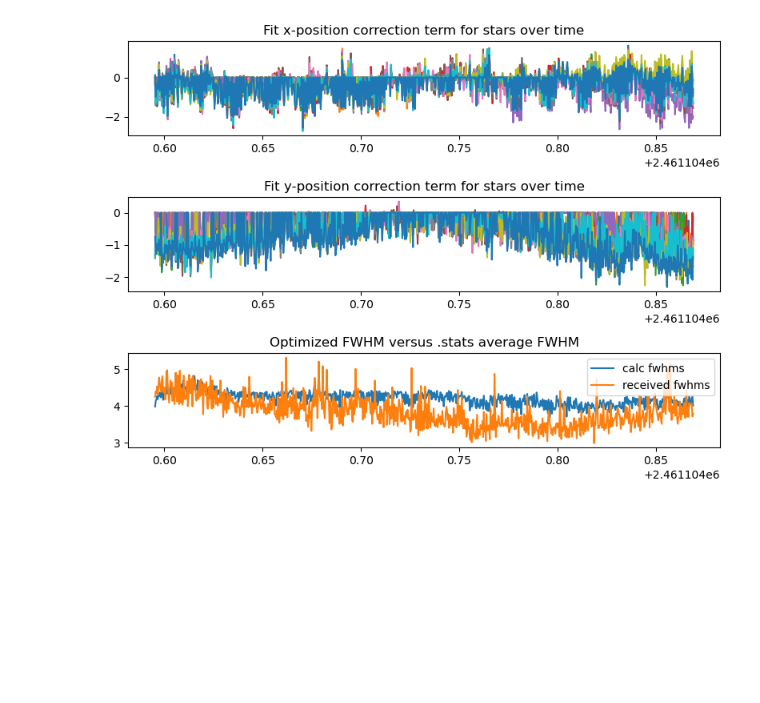
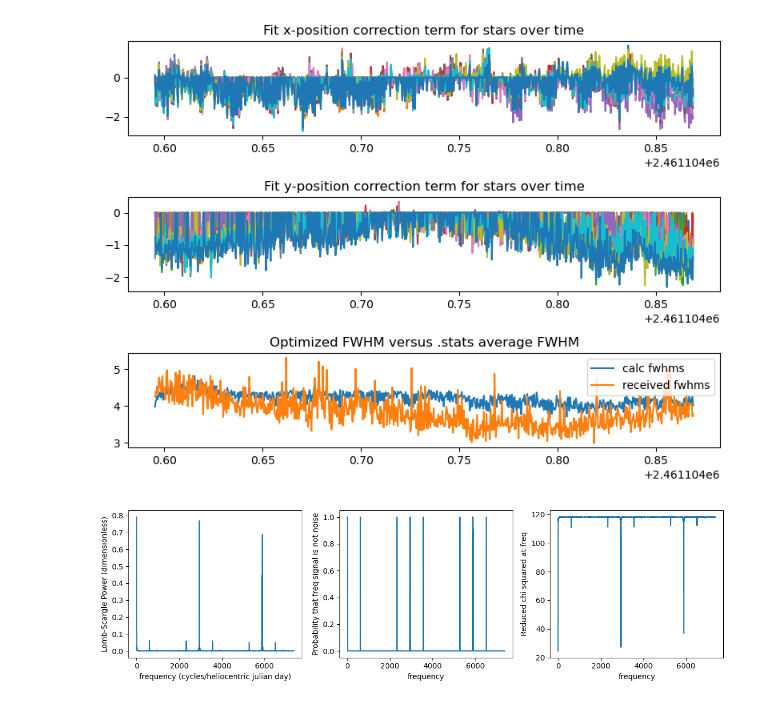
Before and after one commit to thomasnguyen21/astr302_pulsating_star, a Jupyter notebook: photometry.ipynb, the cells around one changed output. Drawn from its saved outputs; the diff is of its cells as text; code cells hidden in the pictures; blank space fills up the shorter version.

Commit message:
Lomb-Scargle
playing around with periodogram interpretation

```diff
--- a/photometry.ipynb
+++ b/photometry.ipynb
@@ -8,13 +9,8 @@ import glob
 import datetime as dt # we run some things for a little while, it's nice to see how long
 # %%
 # first, import expected target locations from imdat
-
-header = fits.open('reduced_images/2m0753.0001.fits')[0].header
-print(header)
-
 image_data = open('imdat3.2m0753', 'r')
 line_list = []
 for line in image_data:
     line_list.append(line.strip().split())
-#print(line_list)
 image_data.close()
@@ -241,3 +232,40 @@ fig2.tight_layout()
 [figure]
 # %%
 # frequency analysis
+periodogram = ls(HJD_arr, corr_target, tot_err)
+freq, power = periodogram.autopower()
+
+freq_junk, power_extra = ls(HJD_arr, corr_target, tot_err, normalization='psd').autopower()
+prob_noise_given_data = periodogram.false_alarm_probability(power)
+chi_sq = 2*power_extra*(1-power)/power
+
+fig3, ax3 = plt.subplots(1, 3, figsize=(12,3.5))
+ax3[0].plot(freq, power)
+ax3[0].set_ylabel('Lomb-Scargle Power (dimensionless)')
+ax3[0].set_xlabel('frequency (cycles/heliocentric julian day)')
+
+ax3[1].plot(freq, 1-prob_noise_given_data)
+ax3[1].set_ylabel('Probability that freq signal is not noise')
+ax3[1].set_xlabel('frequency')
+
+ax3[2].plot(freq, chi_sq/(len(HJD_arr)-3)) # there are three model parameters
+ax3[2].set_ylabel('Reduced chi squared at freq')
+ax3[2].set_xlabel('frequency')
+
+fig3.tight_layout()
+# need to compute units
+
+# proper nyquist factor for LS is as follows: suppose there is some factor p, such that every ti = t0 + n*p for some integer n. The nyquist frequency
+# is 1/2p. More likely, however, frequency limit is determined by the time-width of the integration, which was 18 seconds. This means we cannot see
+# anything under 1/36 Hz, which is 2400 cycles per day.
+# generally the fit for each frequency model chi_sq = chi_sq_ref*(1 - Power)
+# unfortunately, I cannot get a method to obtain the reference chi_sq, but I can recompute it through nonsense:
+# chi_sq_ref = chi_sq * (P_model + 1)
+# => chi_sq = chi_sq * (P_model + 1) * (1 - Power) seriously?? AGHH
+# chi_sq_ref = 2*P_psd + chi_sq
+# => chi_sq = 2*P_psd*(1-Power)/Power okay finally
+
+# from https://docs.astropy.org/en/stable/timeseries/lombscargle.html#lomb-scargle-normalization,
+# https://iopscience.iop.org/article/10.3847/1538-4365/aab766
+# %% [output]
+[figure, added]
```
Also changed, not shown: parts of 3 cells of this notebook.
